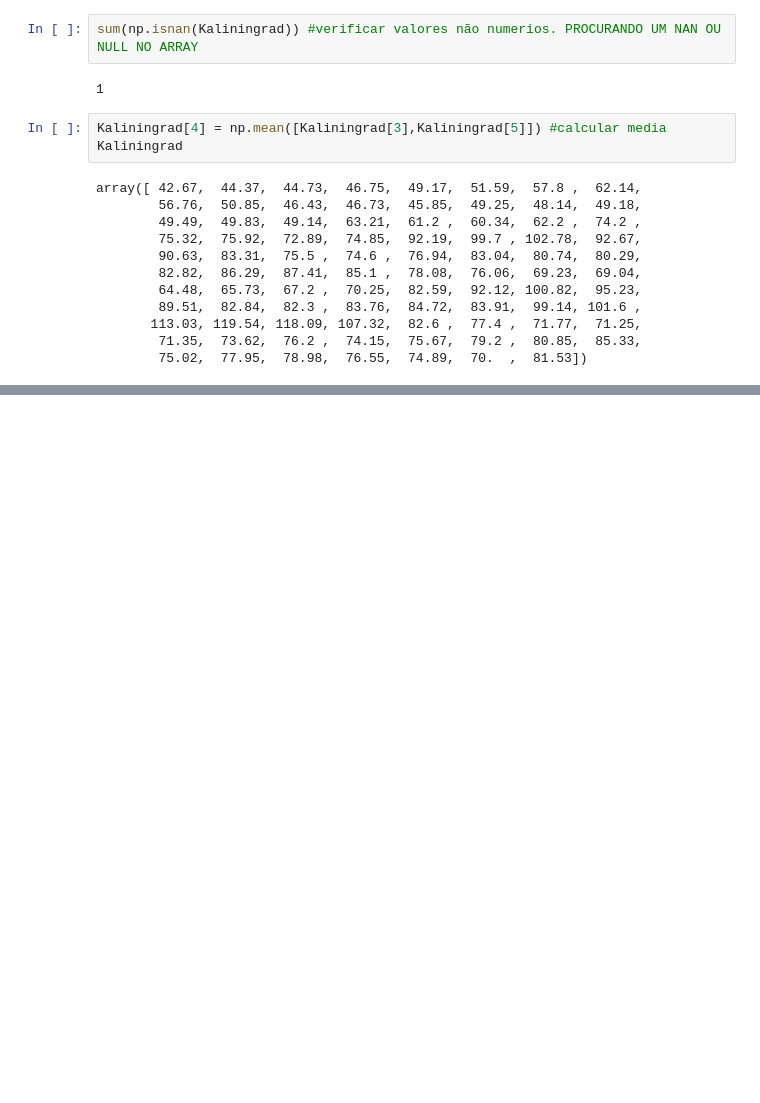
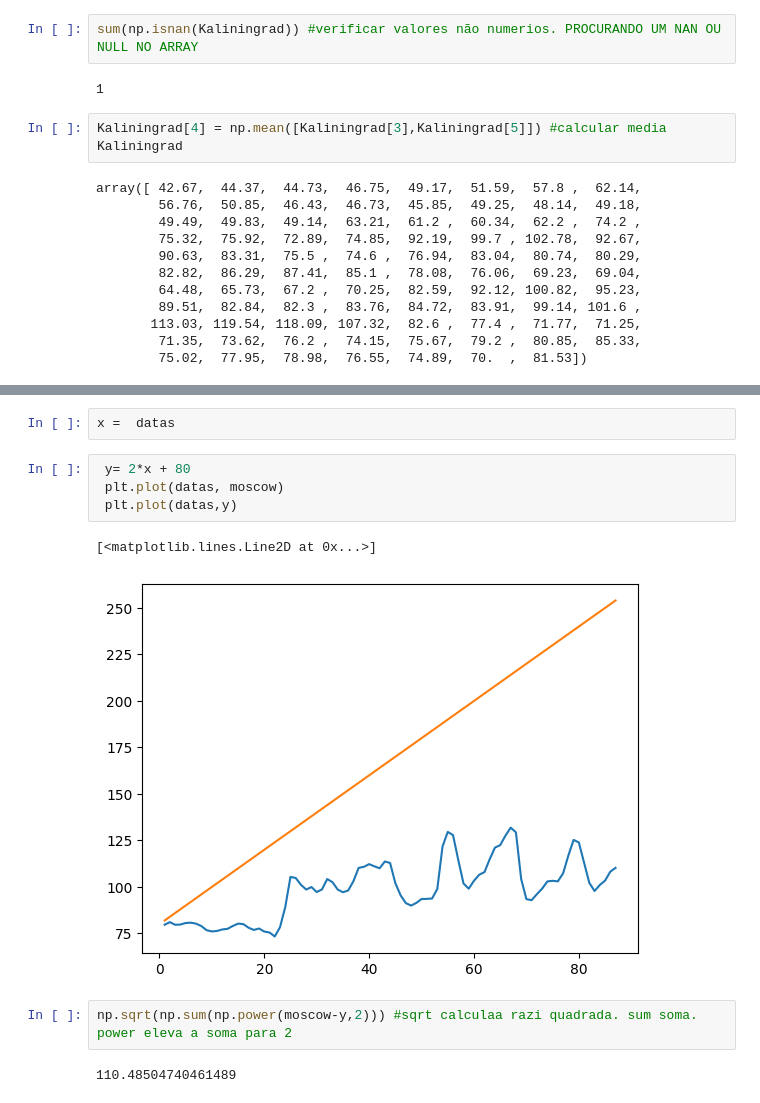
Before and after one commit to Pegoral123/-Tebela_manipulation, a Jupyter notebook: untitled1.ipynb, the cells around one changed output, grey strips where cells are left out. Drawn from its saved outputs; the diff is of its cells as text; blank space fills up the shorter version.

```diff
--- a/untitled1.ipynb
+++ b/untitled1.ipynb
@@ -146,0 +154,13 @@ media_kaliningridade = np.mean9(Kaliningrad) #calcular media
+# %%
+x =  datas
+# %%
+ y= 2*x + 80
+ plt.plot(datas, moscow)
+ plt.plot(datas,y)
+# %% [output]
+[<matplotlib.lines.Line2D at 0x...>]
+[figure, added]
+# %%
+np.sqrt(np.sum(np.power(moscow-y,2))) #sqrt calculaa razi quadrada. sum soma. power eleva a soma para 2
+# %% [output]
+110.48504740461489
```
Also changed, not shown: parts of 9 cells of this notebook.
